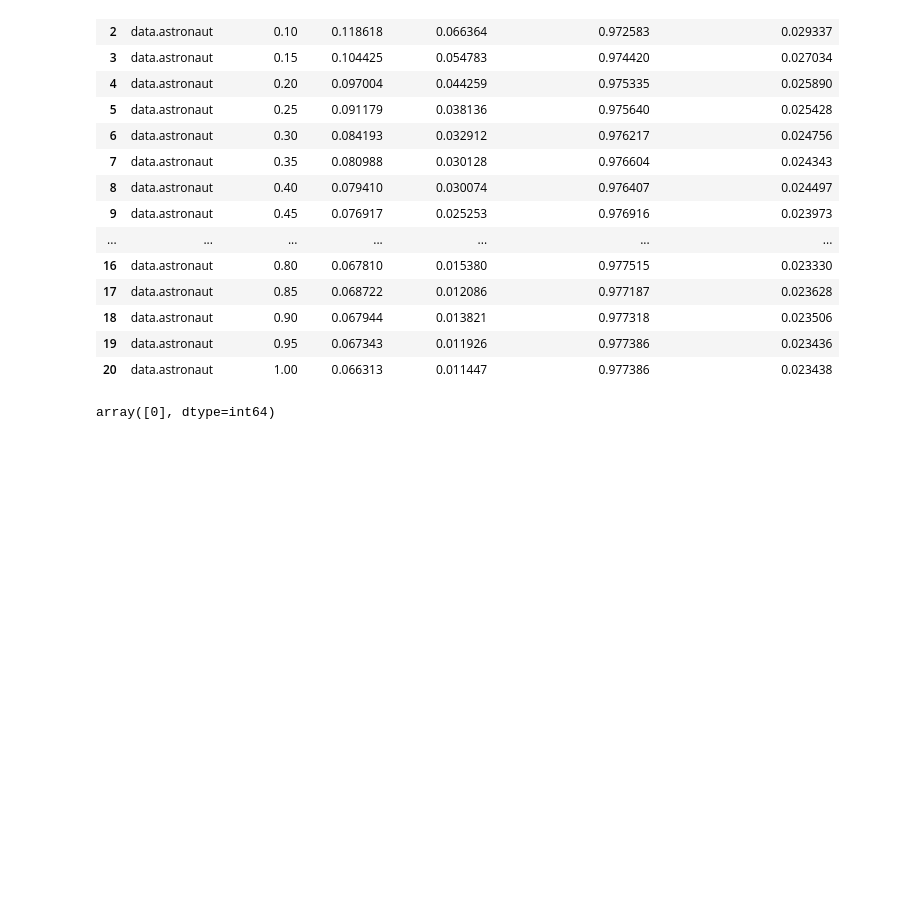
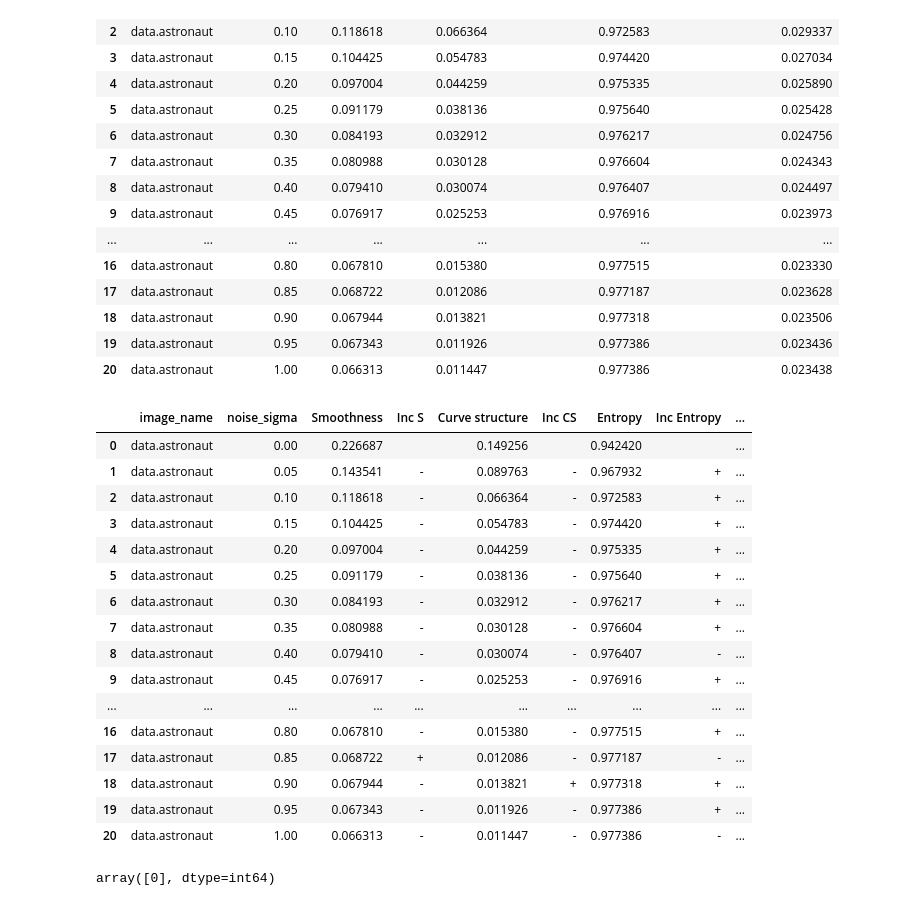
Before and after one commit to alvaroalbuquerque/SCS_plane_study, a Jupyter notebook: noise_analysis_q0_speckle.ipynb, the cells around one changed output. Saved outputs shown, nothing was run; the diff lists cells and outputs as text; code cells hidden in the pictures; blank space fills up the shorter version.

```diff
--- a/noise_analysis_q0_speckle.ipynb
+++ b/noise_analysis_q0_speckle.ipynb
@@ -777,6 +777,63 @@ skimage_data[['image_name', 'noise_sigma', 'Smoothness', 'Curve structure', 'Wei
 | 18 | data.astronaut | 0.90 | 0.067944 | 0.013821 | 0.977318 | 0.023506 |
 | 19 | data.astronaut | 0.95 | 0.067343 | 0.011926 | 0.977386 | 0.023436 |
 | 20 | data.astronaut | 1.00 | 0.066313 | 0.011447 | 0.977386 | 0.023438 |
+# %%
+# First rename the original columns to shorter names
+skimage_data = skimage_data.rename(columns={
+    'Weighted Entropy Correct': 'Entropy',
+    'Weighted Complexity Correct': 'Complexity'
+})
+
+# Define metrics with their new names
+metrics = {
+    'Smoothness': 'Inc S',
+    'Curve structure': 'Inc CS',
+    'Entropy': 'Inc Entropy',
+    'Complexity': 'Inc Comp'
+}
+
+# Group by image_name to ensure we're comparing within the same image
+for group_name, group_data in skimage_data.groupby('image_name'):
+    # Sort by sd_value to ensure correct order
+    group_data = group_data.sort_values('noise_sigma')
+
+    # Initialize the indicator columns with empty string for all rows
+    for orig_metric, inc_col in metrics.items():
+        skimage_data.loc[group_data.index, inc_col] = ''  # Start with empty string
+
+        # Compare each row with previous row within the same group
+        # Start from second row (index 1)
+        for i in range(1, len(group_data)):
+            if group_data.iloc[i][orig_metric] > group_data.iloc[i-1][orig_metric]:
+                skimage_data.loc[group_data.index[i], inc_col] = '+'
+            else:
+                skimage_data.loc[group_data.index[i], inc_col] = '-'
+
+# Display the result with the renamed columns
+columns_to_display = []
+for metric, inc_col in metrics.items():
+    columns_to_display.extend([metric, inc_col])
+
+# Show the results
+display(skimage_data[['image_name', 'noise_sigma'] + columns_to_display].head(21))
+# %% [output]
+|  | image_name | noise_sigma | Smoothness | Inc S | Curve structure | Inc CS | Entropy | Inc Entropy | ... |
+| 0 | data.astronaut | 0.00 | 0.226687 |  | 0.149256 |  | 0.942420 |  | ... |
+| 1 | data.astronaut | 0.05 | 0.143541 | - | 0.089763 | - | 0.967932 | + | ... |
+| 2 | data.astronaut | 0.10 | 0.118618 | - | 0.066364 | - | 0.972583 | + | ... |
+| 3 | data.astronaut | 0.15 | 0.104425 | - | 0.054783 | - | 0.974420 | + | ... |
+| 4 | data.astronaut | 0.20 | 0.097004 | - | 0.044259 | - | 0.975335 | + | ... |
+| 5 | data.astronaut | 0.25 | 0.091179 | - | 0.038136 | - | 0.975640 | + | ... |
+| 6 | data.astronaut | 0.30 | 0.084193 | - | 0.032912 | - | 0.976217 | + | ... |
+| 7 | data.astronaut | 0.35 | 0.080988 | - | 0.030128 | - | 0.976604 | + | ... |
+| 8 | data.astronaut | 0.40 | 0.079410 | - | 0.030074 | - | 0.976407 | - | ... |
+| 9 | data.astronaut | 0.45 | 0.076917 | - | 0.025253 | - | 0.976916 | + | ... |
+| ... | ... | ... | ... | ... | ... | ... | ... | ... | ... |
+| 16 | data.astronaut | 0.80 | 0.067810 | - | 0.015380 | - | 0.977515 | + | ... |
+| 17 | data.astronaut | 0.85 | 0.068722 | + | 0.012086 | - | 0.977187 | - | ... |
+| 18 | data.astronaut | 0.90 | 0.067944 | - | 0.013821 | + | 0.977318 | + | ... |
+| 19 | data.astronaut | 0.95 | 0.067343 | - | 0.011926 | - | 0.977386 | + | ... |
+| 20 | data.astronaut | 1.00 | 0.066313 | - | 0.011447 | - | 0.977386 | - | ... |
 # %%
 q_value = 0
 skimage_data = skimage_data[(skimage_data['q'] == q_value)]
```
Also changed, not shown: 2 other files.
